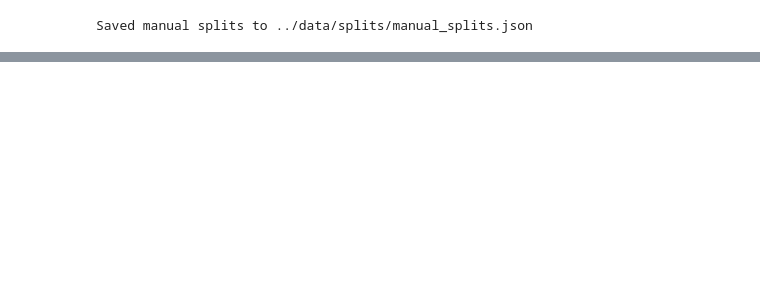
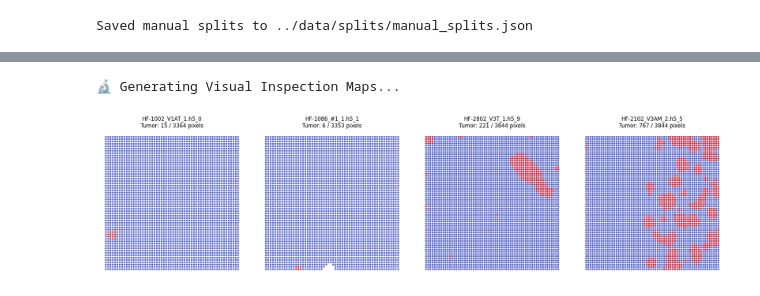
Before and after one commit to NIRDBS/glioma-synthetic-data, a Jupyter notebook: notebooks/00_Preprocessing.ipynb, the cells around one changed output, grey strips where cells are left out. Drawn from its saved outputs; the diff is of its cells as text; code cells hidden in the pictures; blank space fills up the shorter version.

```diff
--- a/notebooks/00_Preprocessing.ipynb
+++ b/notebooks/00_Preprocessing.ipynb
@@ -350,7 +348,7 @@ from tqdm import tqdm
 from src.data.preprocessing import RamanPreprocessor
 
 # Configuration for the Dry Run
-STRATEGY = "bio_mask"
+STRATEGY = "tumor_map"  # Change to "bio_mask" to test the new strategy
 print(f"📊 Starting Census using strategy: '{STRATEGY}'...")
 
 # Initialize a dummy processor to access the mask logic
@@ -575,0 +716,41 @@ Saved manual splits to ../data/splits/manual_splits.json
+# %%
+import h5py
+# --- 2. Visual Inspection ---
+print("\n🔬 Generating Visual Inspection Maps...")
+with h5py.File("../data/processed/glioma_dataset.h5", "r") as f:
+    coords = f['coords'][:]
+    y_tumor = f['y_tumor'][:]
+
+    raw_samples = f['sample_ids'][:]
+    if isinstance(raw_samples[0], (bytes, np.bytes_)):
+        samples = np.char.decode(raw_samples.astype('S'), 'utf-8')
+    else:
+        samples = raw_samples.astype(str)
+
+    unique_samples = np.unique(samples)
+
+    # Pick 4 random slides to inspect
+    np.random.seed(42)
+    test_slides = np.random.choice(unique_samples, 4, replace=False)
+
+    fig, axes = plt.subplots(1, 4, figsize=(20, 5))
+
+    for ax, slide in zip(axes, test_slides):
+        mask = (samples == slide)
+        c_slide = coords[mask]
+        l_slide = y_tumor[mask]
+
+        # Plot: Blue=Healthy (0), Red=Tumor (1)
+        scatter = ax.scatter(c_slide[:, 0], c_slide[:, 1], c=l_slide, cmap='coolwarm', s=10, alpha=0.8)
+
+        # Invert Y axis so it matches standard image/microscope viewing
+        ax.invert_yaxis()
+        ax.set_aspect('equal')
+        ax.set_title(f"{slide}\nTumor: {np.sum(l_slide)} / {len(l_slide)} pixels")
+        ax.axis('off')
+
+    plt.tight_layout()
+    plt.show()
+# %% [output]
+🔬 Generating Visual Inspection Maps...
+[figure, added]
```
Also changed, not shown: parts of 10 cells of this notebook, 14 other files.
